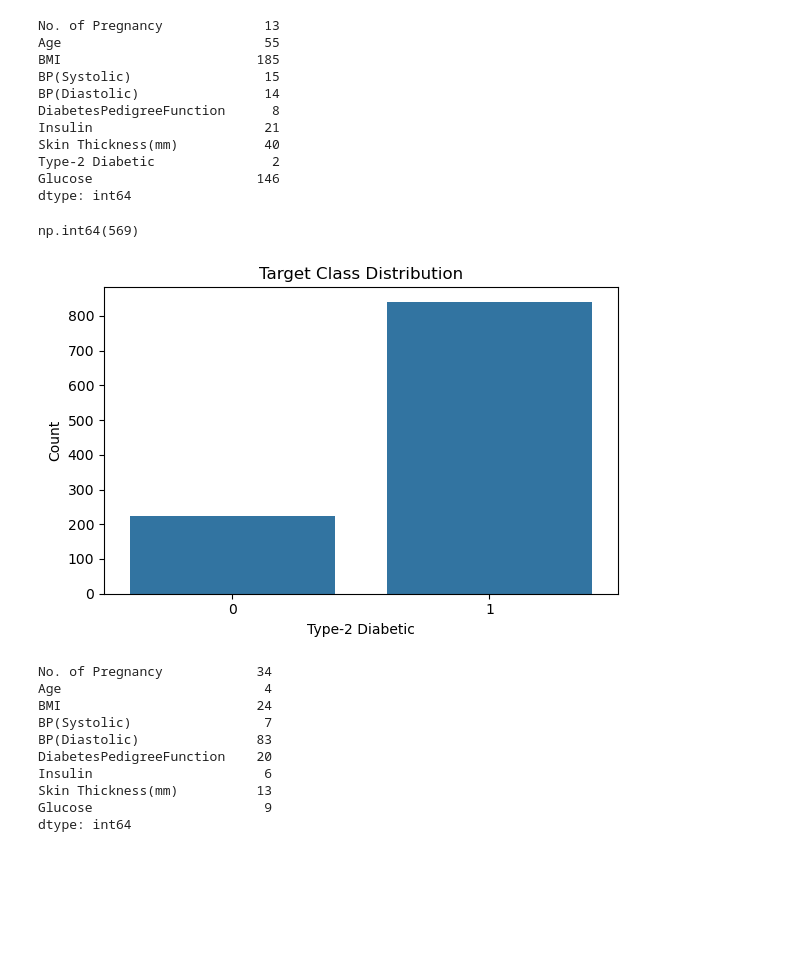
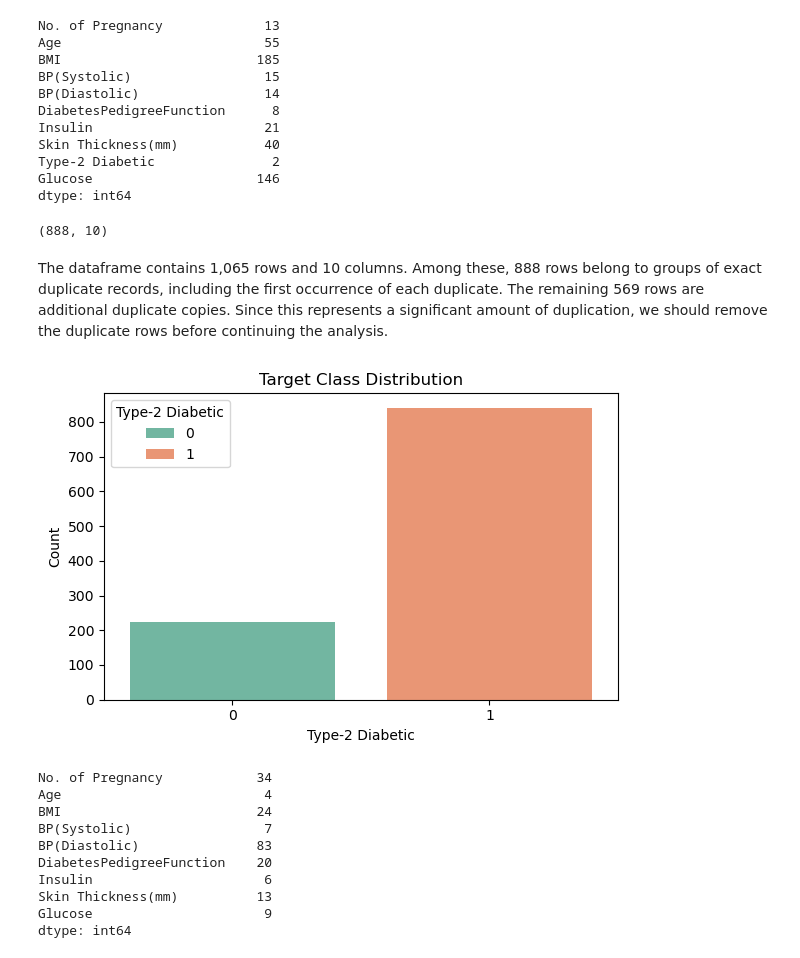
Before and after one commit to habib33-3/diabetes-detection-system, a Jupyter notebook: code.ipynb, the cells around one changed output. Cells and saved outputs as stored; diff of their text form; code cells hidden in the pictures; blank space fills up the shorter version.

```diff
--- a/code.ipynb
+++ b/code.ipynb
@@ -63,6 +63,8 @@ df.columns.tolist()
  'Skin Thickness(mm)',
  'Type-2 Diabetic',
  'Glucose']
+# %%
+target_col = "Type-2 Diabetic"
 # %%
 df.info()
 # %% [output]
@@ -160,20 +150,22 @@ Skin Thickness(mm)           40
 Type-2 Diabetic               2
 Glucose                     146
 dtype: int64
-# %%
-df.duplicated().sum()
-# %% [output]
-np.int64(569)
+# %%
+df[df.duplicated(keep=False)].shape
+# %% [output]
+(888, 10)
+# %% [markdown]
+The dataframe contains 1,065 rows and 10 columns. Among these, 888 rows belong to groups of exact duplicate records, including the first occurrence of each duplicate. The remaining 569 rows are additional duplicate copies. Since this represents a significant amount of duplication, we should remove the duplicate rows before continuing the analysis.
 # %%
 plt.figure(figsize=(6, 4))
 
-sns.countplot(data=df, x="Type-2 Diabetic")
+sns.countplot(data=df, x=target_col, palette="Set2", hue="Type-2 Diabetic")
 
 plt.title("Target Class Distribution")
 plt.xlabel("Type-2 Diabetic")
 plt.ylabel("Count")
 plt.tight_layout()
 plt.show()
 # %% [output]
-[figure, old version]
+[figure, new version]
 # %%
```
Also changed, not shown: parts of 5 cells of this notebook.
